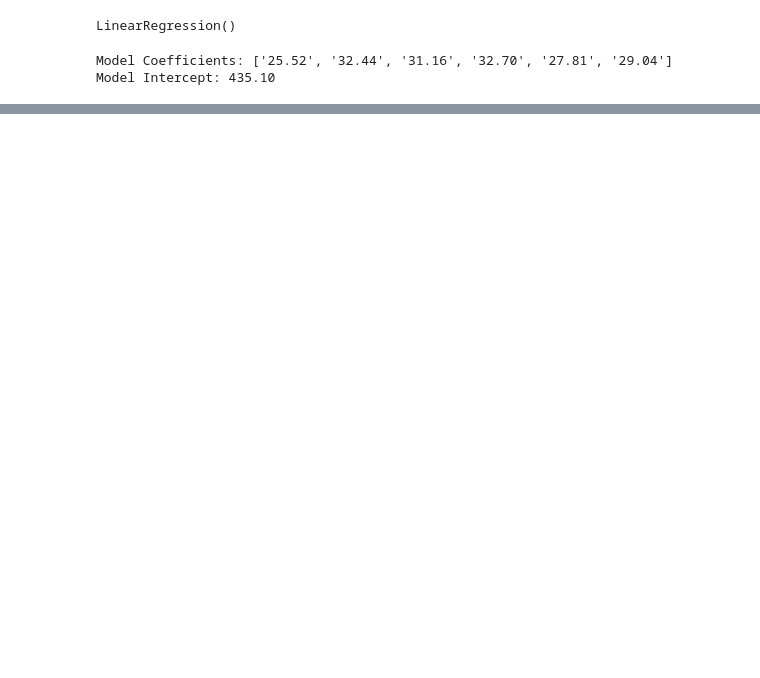
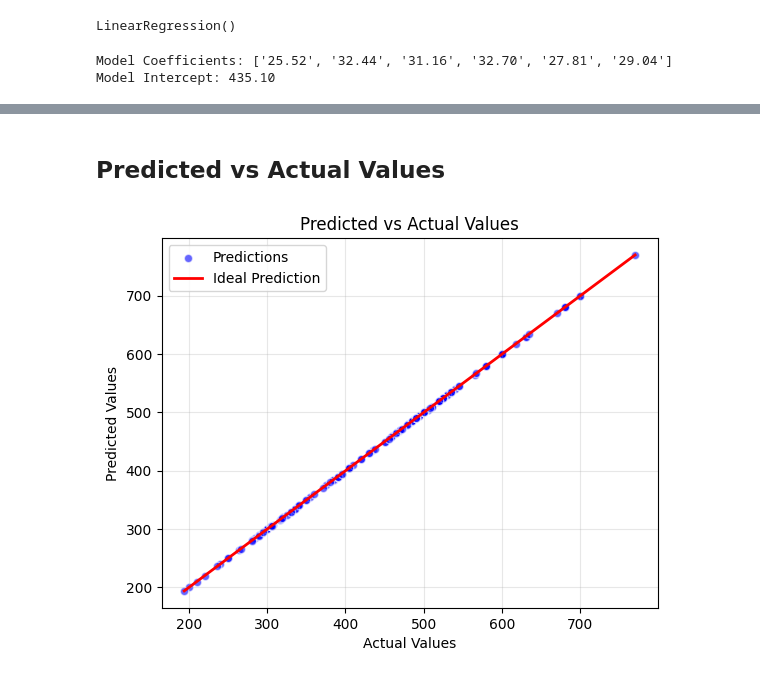
Before and after one commit to utidolas/MachineLearningLab, a Jupyter notebook: labMultipleR.ipynb, the cells around one changed output, grey strips where cells are left out. Saved outputs shown, nothing was run; the diff lists cells and outputs as text; code cells hidden in the pictures; blank space fills up the shorter version.

```diff
--- a/labMultipleR.ipynb
+++ b/labMultipleR.ipynb
@@ -139,2 +148,20 @@ Model Intercept: 435.10
+# %%
+y_pred = reg_model.predict(X_test) # get predictions from test data
+# %% [markdown]
+## Predicted vs Actual Values
 # %%
-# visualizing data
+# create the predicted vs actual plot
+plt.scatter(y_test, y_pred, color='blue', alpha=0.6, edgecolors='w', label='Predictions')
+
+# plot the ideal prediction line (line from min to max value)
+line_coords = [y_test.min(), y_test.max()]
+plt.plot(line_coords, line_coords, color='red', linestyle='-' , lw=2, label='Ideal Prediction')
+
+plt.title('Predicted vs Actual Values')
+plt.xlabel('Actual Values')
+plt.ylabel('Predicted Values')
+plt.legend()
+plt.grid(True, alpha=0.3)
+plt.show()
+# %% [output]
+[figure, added]
```
Also changed, not shown: parts of 12 cells of this notebook, 1 other file.
